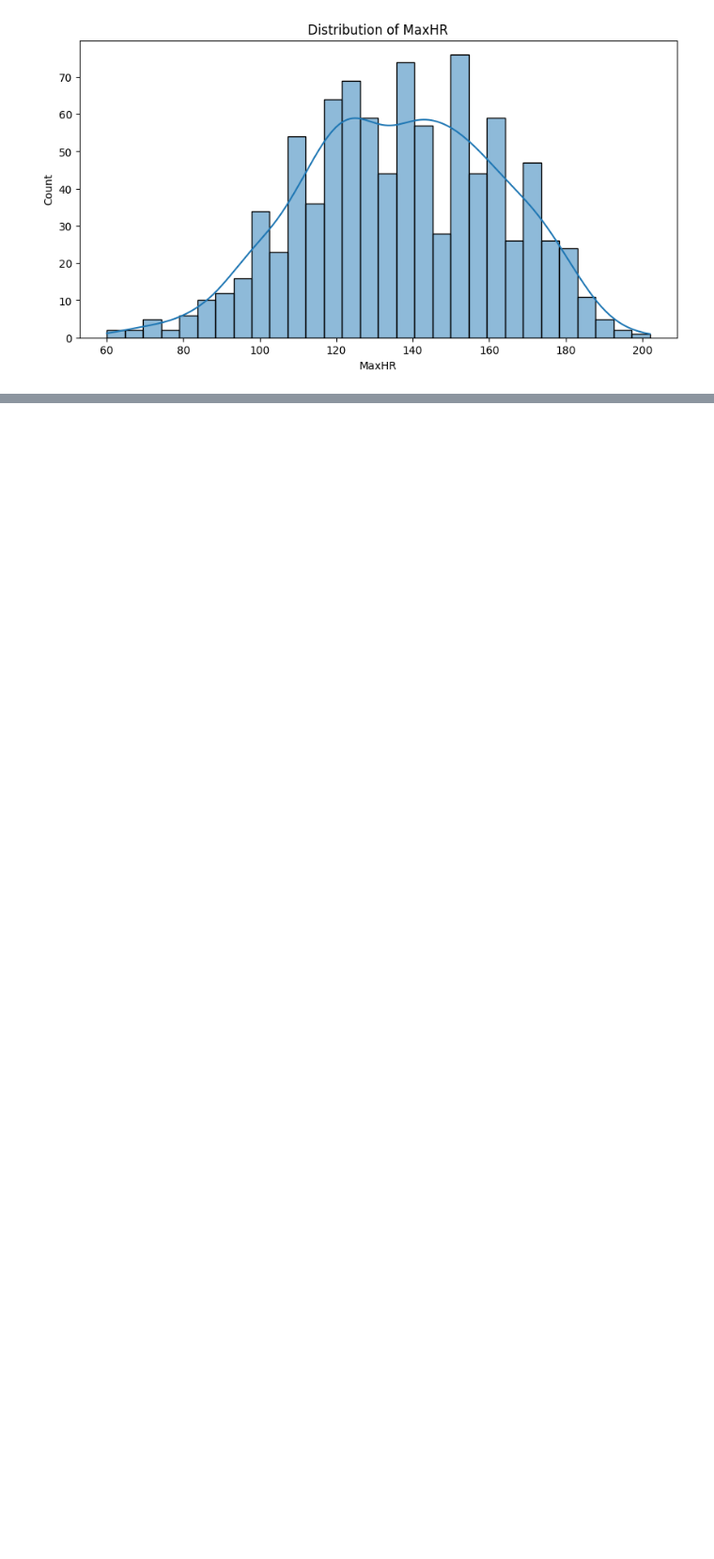
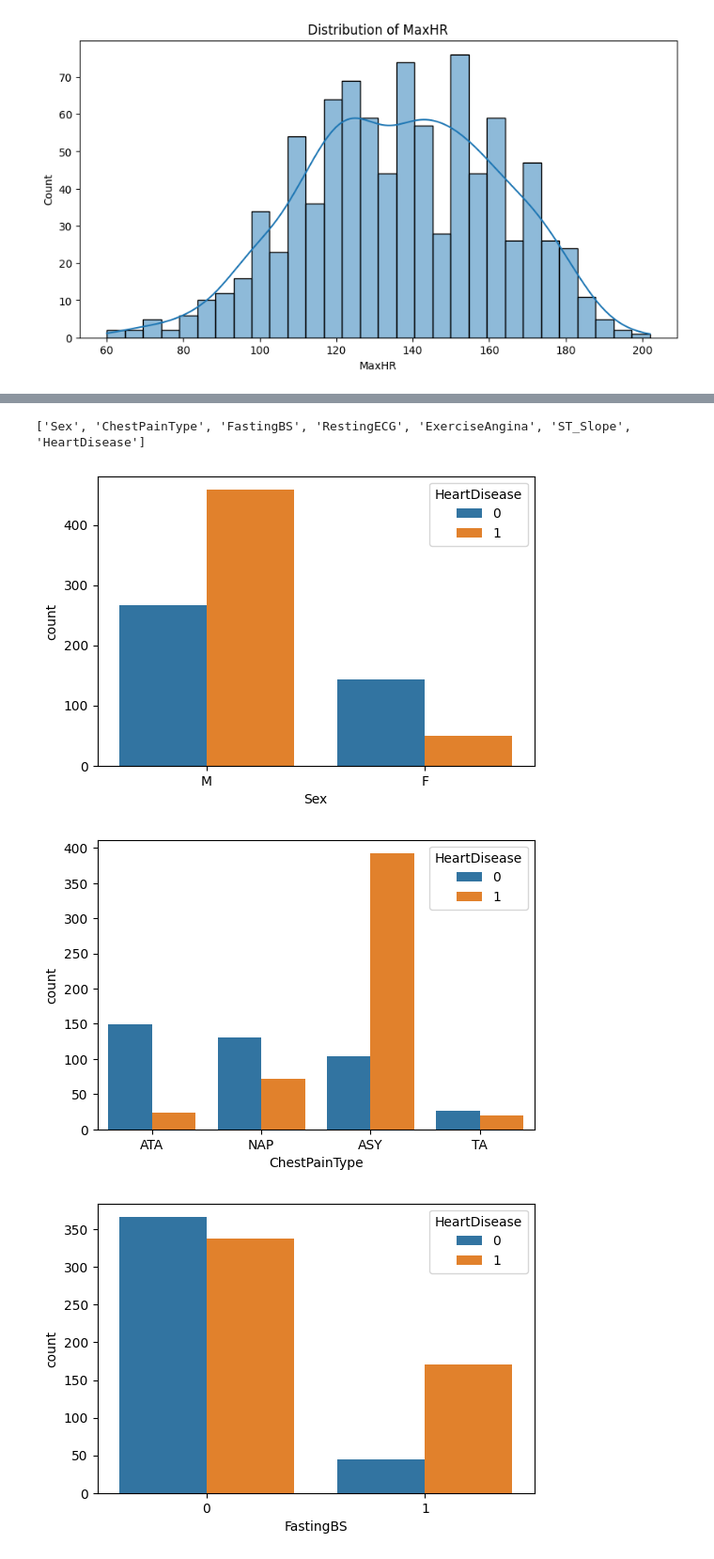
Before and after one commit to umar792/Data-Scientce, a Jupyter notebook: machine-Learning/Part1/project02/project02.ipynb, the cells around one changed output, grey strips where cells are left out. Shown: that part at 94% size. Drawn from its saved outputs; the diff is of its cells as text; code cells hidden in the pictures; blank space fills up the shorter version.

```diff
--- a/machine-Learning/Part1/project02/project02.ipynb
+++ b/machine-Learning/Part1/project02/project02.ipynb
@@ -121,0 +174,18 @@ for col in numeric_columns:
+# %%
+# now fetch all categorical columns
+categorical_columns = [col for col in df.columns
+                       if df[col].dtype == "object" or df[col].dtype == "category"
+                          or df[col].dtype == "bool" or set(df[col].unique()) <= {0,1}
+                       ]
+print(categorical_columns)
+# %% [output]
+['Sex', 'ChestPainType', 'FastingBS', 'RestingECG', 'ExerciseAngina', 'ST_Slope', 'HeartDisease']
+# %%
+# now create the count plot for all categorical columns because we have to fetch is heart disease is expect on any data
+for col in categorical_columns:
+    plt.figure(figsize=(6, 4))
+    sns.countplot(x=df[col], hue=df["HeartDisease"])
+# %% [output]
+[figure, added]
+[figure, added]
+[figure, added]
```
Also changed, not shown: parts of 4 cells of this notebook, 1 other file.
